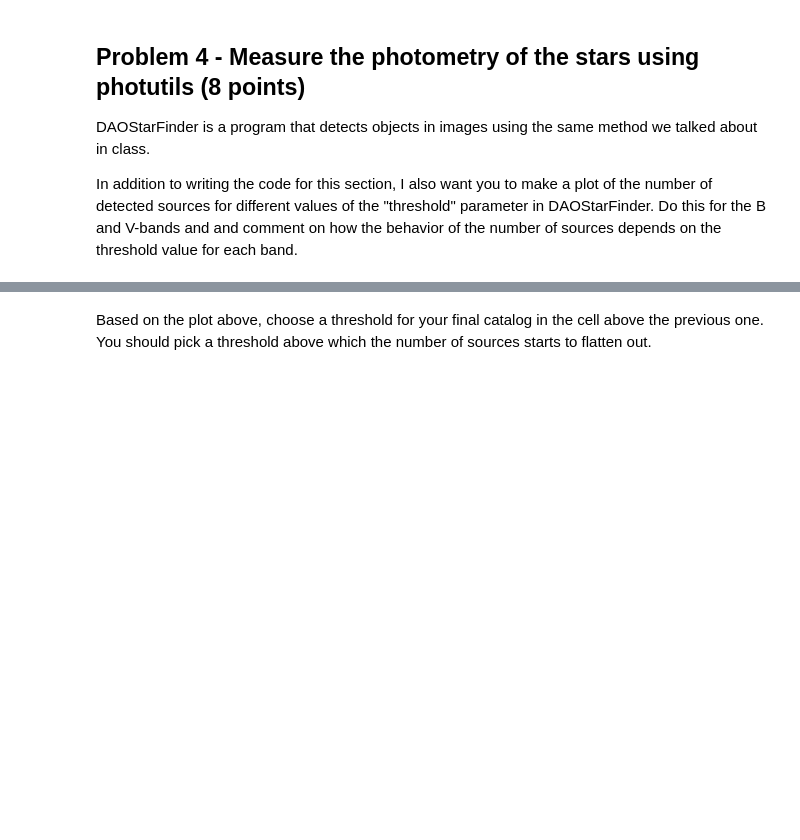
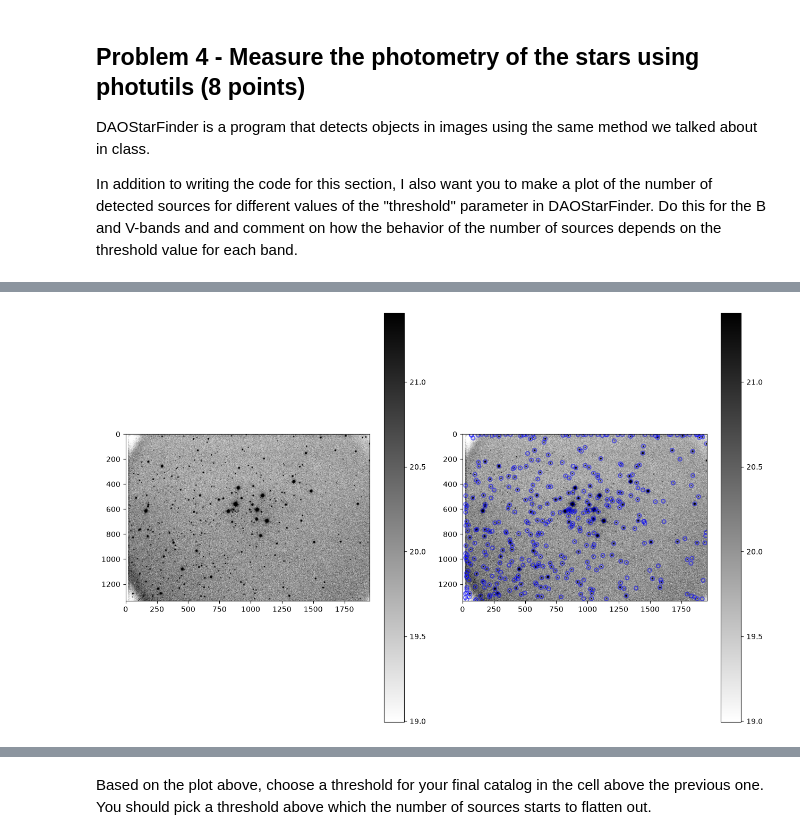
Before and after one commit to pbhakta04/Reductionproject_student, a Jupyter notebook: cluster_photometry_student.ipynb, the cells around one changed output, grey strips where cells are left out. Cells and saved outputs as stored; diff of their text form; code cells hidden in the pictures; blank space fills up the shorter version.

```diff
--- a/cluster_photometry_student.ipynb
+++ b/cluster_photometry_student.ipynb
@@ -330,7 +397,7 @@ mean_b, median_b, std_b = sigma_clipped_stats(data_b, sigma=3.0)
 #*****************************************
 # update with the FWHM that you measured using fit_fwhm
 #you will need to update the threshold number based on plots you make in the next cell.
-daofind = DAOStarFinder(fwhm=2.7, threshold=3.*std_b)
+daofind = DAOStarFinder(fwhm=4.68, threshold=5.2*std_b)
 
 # detect sources, using the image - median, which subtracts the sky level from image,
 # assuming a sky that is constant across the iamge
@@ -364,3 +431,4 @@ NameError: name 'DAOStarFinder' is not defined
+[figure, added]
 # %%
 #This makes a plot of the number of sources for different detection thresholds for the B-band
 #set up an array of thresholds
```
Also changed, not shown: parts of 12 cells of this notebook.
